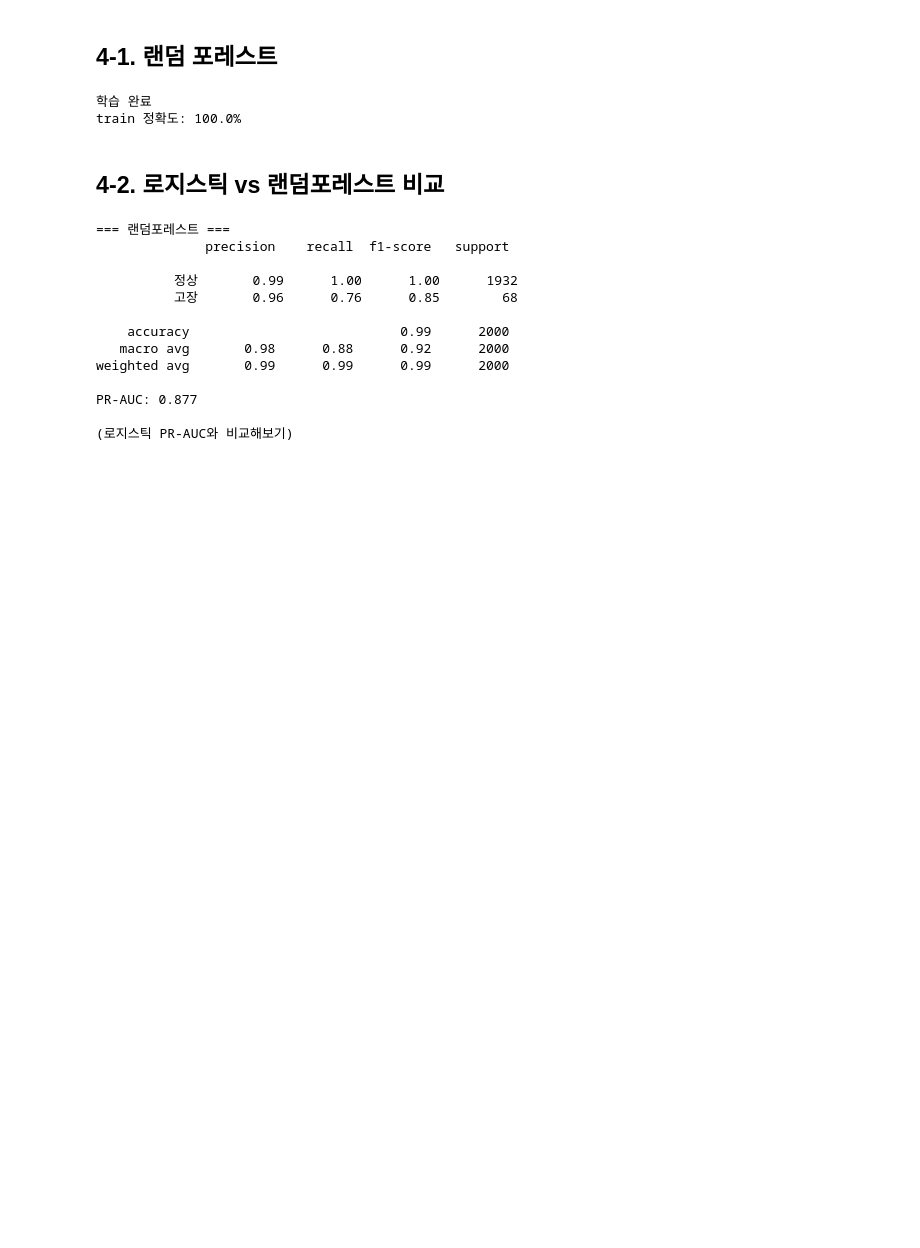
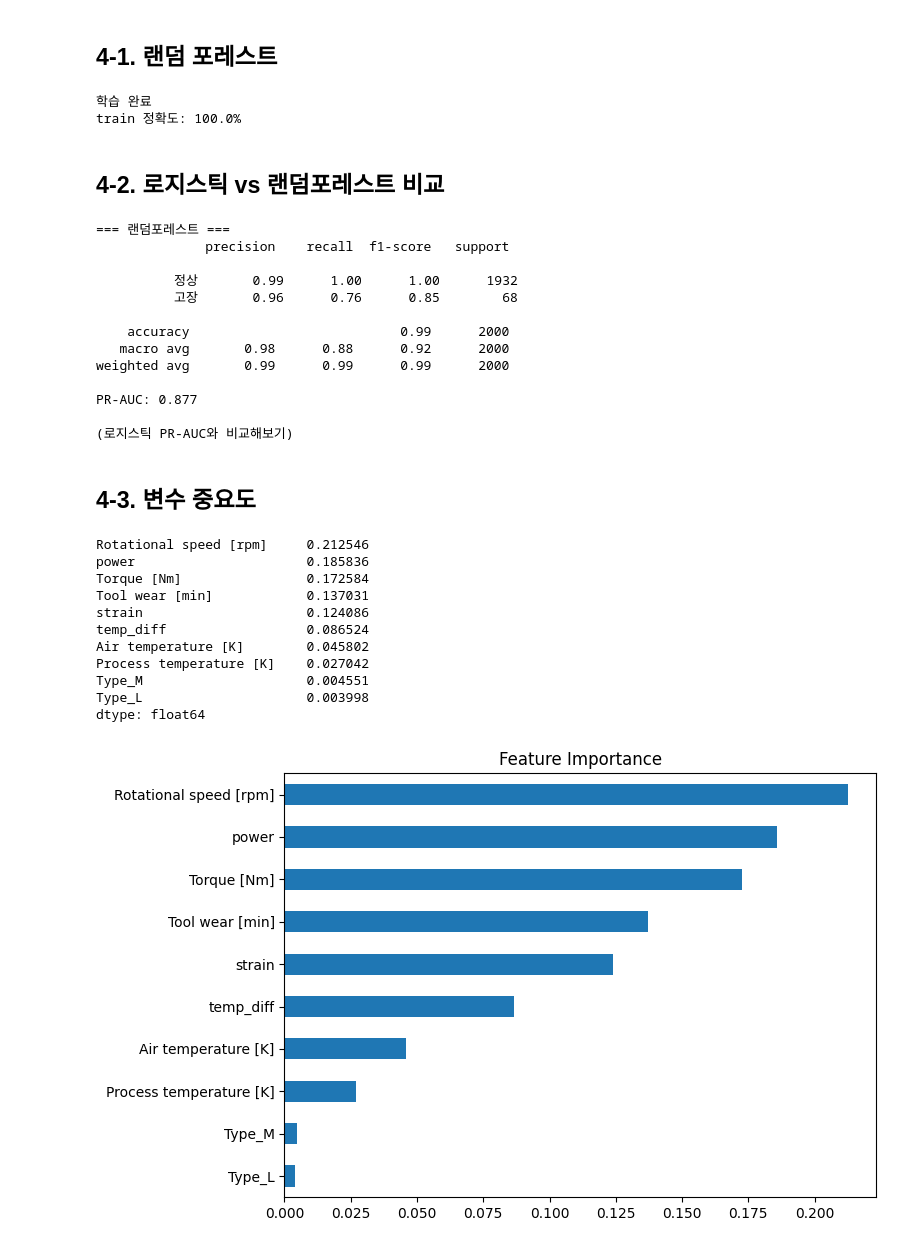
Before and after one commit to namelesspark/posco-pdm-academy, a Jupyter notebook: Sandbox/machine_learning.ipynb, the cells around one changed output. Saved outputs shown, nothing was run; the diff lists cells and outputs as text; code cells hidden in the pictures; blank space fills up the shorter version.

```diff
--- a/Sandbox/machine_learning.ipynb
+++ b/Sandbox/machine_learning.ipynb
@@ -286,3 +286,29 @@ weighted avg       0.99      0.99      0.99      2000
 PR-AUC: 0.877
 
 (로지스틱 PR-AUC와 비교해보기)
+# %% [markdown]
+## 4-3. 변수 중요도
+# %%
+import pandas as pd
+importances = pd.Series(rf.feature_importances_, index=X_train.columns)
+importances = importances.sort_values(ascending=False)
+
+print(importances)
+importances.plot(kind='barh', figsize=(8,5), title='Feature Importance')
+
+plt.gca().invert_yaxis()
+plt.tight_layout()
+plt.show()
+# %% [output]
+Rotational speed [rpm]     0.212546
+power                      0.185836
+Torque [Nm]                0.172584
+Tool wear [min]            0.137031
+strain                     0.124086
+temp_diff                  0.086524
+Air temperature [K]        0.045802
+Process temperature [K]    0.027042
+Type_M                     0.004551
+Type_L                     0.003998
+dtype: float64
+[figure, added]
```
